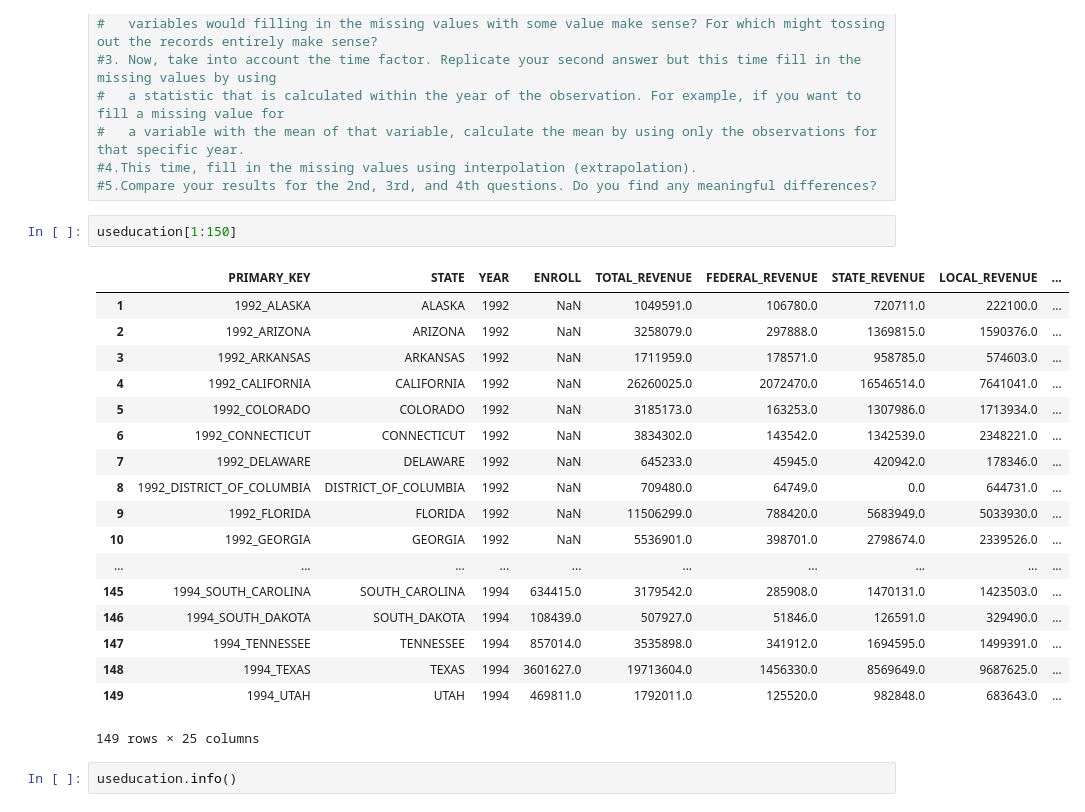
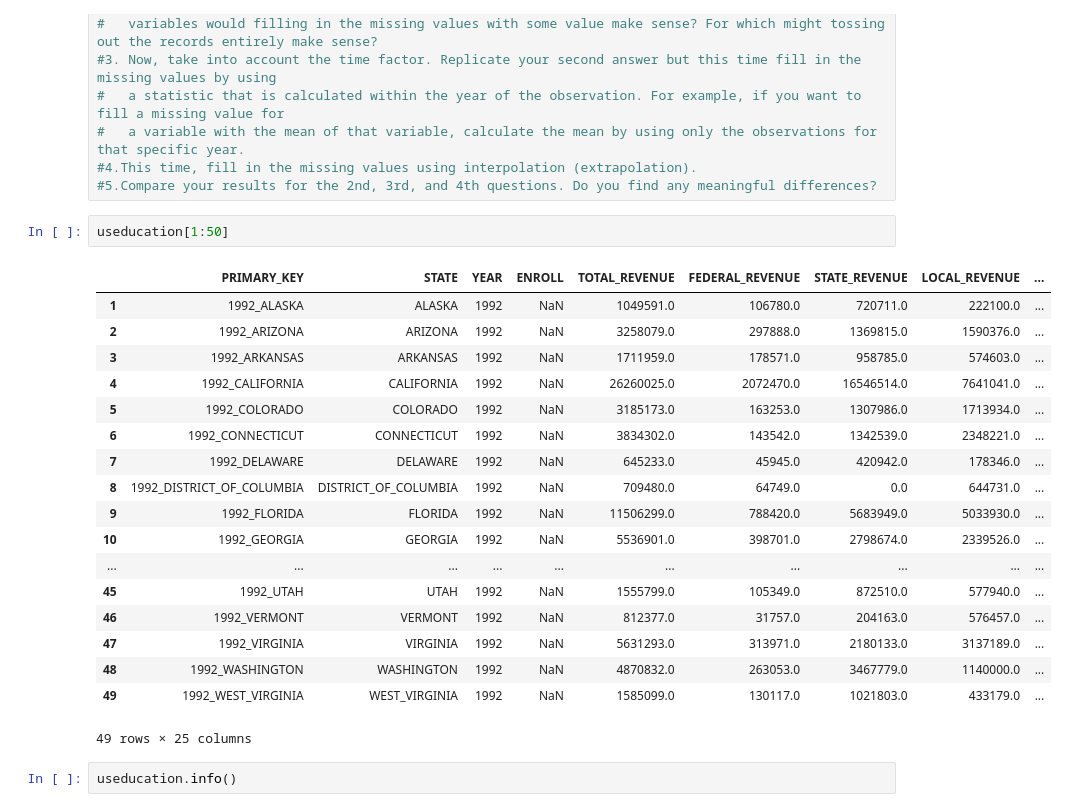
Before and after one commit to natheryinan/Claire00129, a Jupyter notebook: data cleaning 2.ipynb, the cells around one changed output. Saved outputs shown, nothing was run; the diff lists cells and outputs as text.

```diff
--- a/data cleaning 2.ipynb
+++ b/data cleaning 2.ipynb
@@ -29,26 +33,26 @@ engine.dispose()
 #4.This time, fill in the missing values using interpolation (extrapolation).
 #5.Compare your results for the 2nd, 3rd, and 4th questions. Do you find any meaningful differences?
 # %%
-useducation[1:150]
+useducation[1:50]
 # %% [output]
 |  | PRIMARY_KEY | STATE | YEAR | ENROLL | TOTAL_REVENUE | FEDERAL_REVENUE | STATE_REVENUE | LOCAL_REVENUE | ... |
 | 1 | 1992_ALASKA | ALASKA | 1992 | NaN | 1049591.0 | 106780.0 | 720711.0 | 222100.0 | ... |
 | 2 | 1992_ARIZONA | ARIZONA | 1992 | NaN | 3258079.0 | 297888.0 | 1369815.0 | 1590376.0 | ... |
 | 3 | 1992_ARKANSAS | ARKANSAS | 1992 | NaN | 1711959.0 | 178571.0 | 958785.0 | 574603.0 | ... |
 | 4 | 1992_CALIFORNIA | CALIFORNIA | 1992 | NaN | 26260025.0 | 2072470.0 | 16546514.0 | 7641041.0 | ... |
 | 5 | 1992_COLORADO | COLORADO | 1992 | NaN | 3185173.0 | 163253.0 | 1307986.0 | 1713934.0 | ... |
 | 6 | 1992_CONNECTICUT | CONNECTICUT | 1992 | NaN | 3834302.0 | 143542.0 | 1342539.0 | 2348221.0 | ... |
 | 7 | 1992_DELAWARE | DELAWARE | 1992 | NaN | 645233.0 | 45945.0 | 420942.0 | 178346.0 | ... |
 | 8 | 1992_DISTRICT_OF_COLUMBIA | DISTRICT_OF_COLUMBIA | 1992 | NaN | 709480.0 | 64749.0 | 0.0 | 644731.0 | ... |
 | 9 | 1992_FLORIDA | FLORIDA | 1992 | NaN | 11506299.0 | 788420.0 | 5683949.0 | 5033930.0 | ... |
 | 10 | 1992_GEORGIA | GEORGIA | 1992 | NaN | 5536901.0 | 398701.0 | 2798674.0 | 2339526.0 | ... |
 | ... | ... | ... | ... | ... | ... | ... | ... | ... | ... |
-| 145 | 1994_SOUTH_CAROLINA | SOUTH_CAROLINA | 1994 | 634415.0 | 3179542.0 | 285908.0 | 1470131.0 | 1423503.0 | ... |
-| 146 | 1994_SOUTH_DAKOTA | SOUTH_DAKOTA | 1994 | 108439.0 | 507927.0 | 51846.0 | 126591.0 | 329490.0 | ... |
-| 147 | 1994_TENNESSEE | TENNESSEE | 1994 | 857014.0 | 3535898.0 | 341912.0 | 1694595.0 | 1499391.0 | ... |
-| 148 | 1994_TEXAS | TEXAS | 1994 | 3601627.0 | 19713604.0 | 1456330.0 | 8569649.0 | 9687625.0 | ... |
-| 149 | 1994_UTAH | UTAH | 1994 | 469811.0 | 1792011.0 | 125520.0 | 982848.0 | 683643.0 | ... |
+| 45 | 1992_UTAH | UTAH | 1992 | NaN | 1555799.0 | 105349.0 | 872510.0 | 577940.0 | ... |
+| 46 | 1992_VERMONT | VERMONT | 1992 | NaN | 812377.0 | 31757.0 | 204163.0 | 576457.0 | ... |
+| 47 | 1992_VIRGINIA | VIRGINIA | 1992 | NaN | 5631293.0 | 313971.0 | 2180133.0 | 3137189.0 | ... |
+| 48 | 1992_WASHINGTON | WASHINGTON | 1992 | NaN | 4870832.0 | 263053.0 | 3467779.0 | 1140000.0 | ... |
+| 49 | 1992_WEST_VIRGINIA | WEST_VIRGINIA | 1992 | NaN | 1585099.0 | 130117.0 | 1021803.0 | 433179.0 | ... |
-149 rows × 25 columns
+49 rows × 25 columns
 # %%
 useducation.info()
 # %% [output]
```
Also changed, not shown: parts of 28 cells of this notebook.
